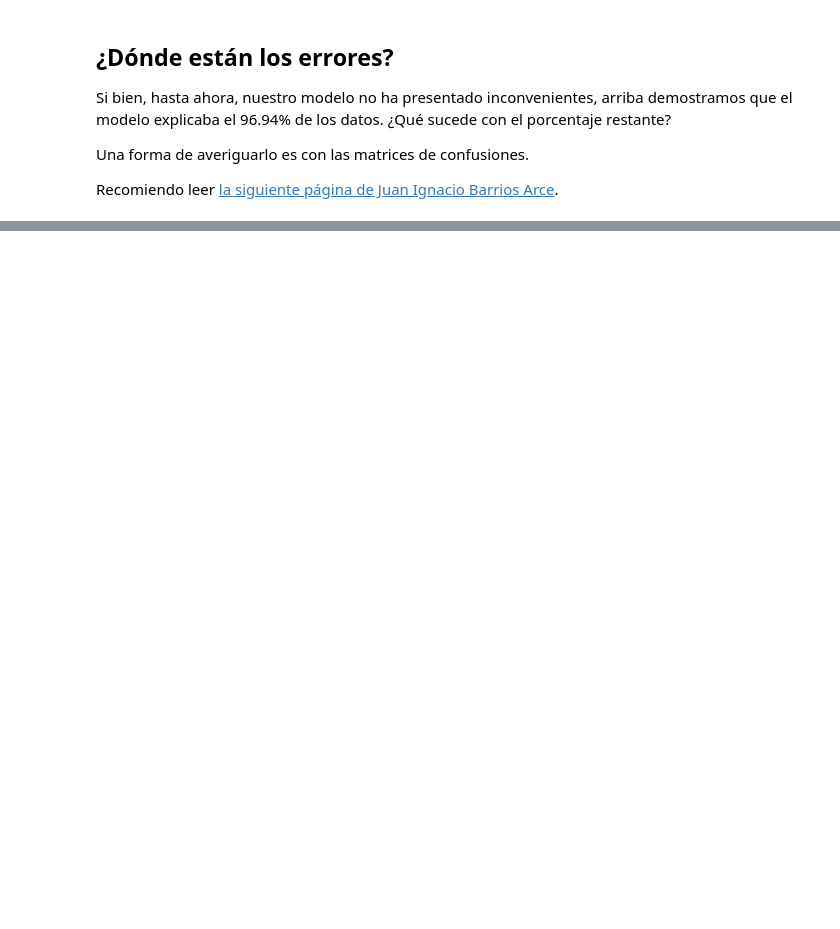
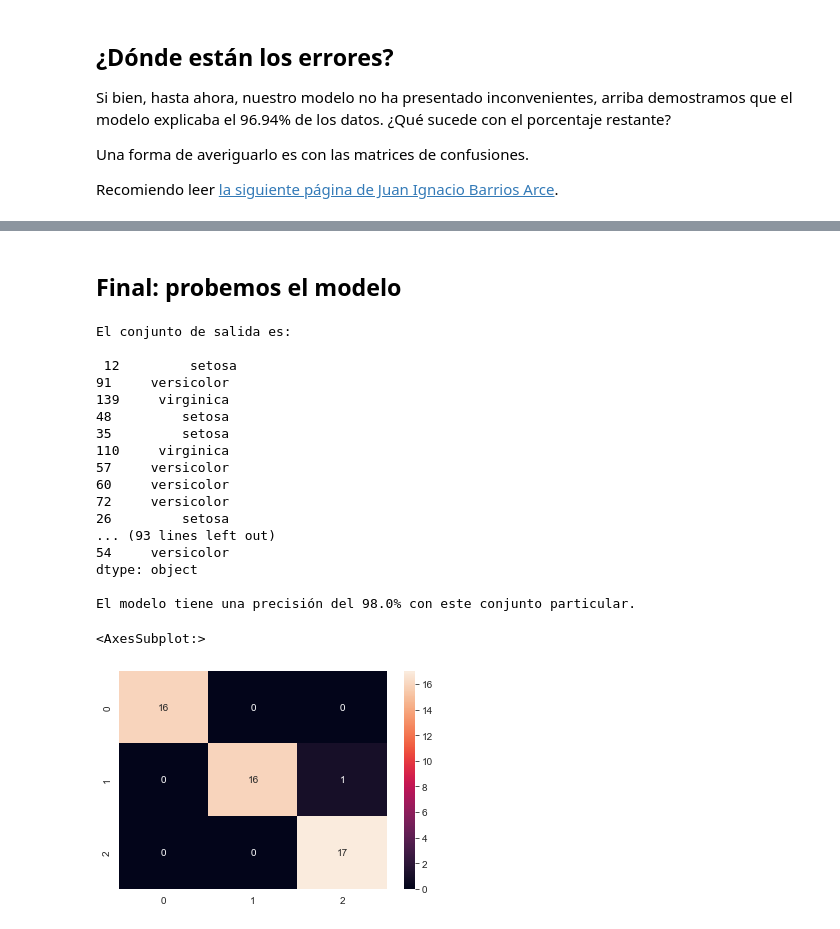
Before and after one commit to adinamarca/notebooks, a Jupyter notebook: PY/ML/3_regresion_logistica/notebook.ipynb, the cells around one changed output, grey strips where cells are left out. Drawn from its saved outputs; the diff is of its cells as text; code cells hidden in the pictures; blank space fills up the shorter version.

```diff
--- a/PY/ML/3_regresion_logistica/notebook.ipynb
+++ b/PY/ML/3_regresion_logistica/notebook.ipynb
@@ -1281,0 +1451,44 @@ Usando las cuatro variables anteriores categorizaremos en las siguientes categor
+# %% [markdown]
+## Final: probemos el modelo
+# %%
+# Definimos el conjunto para hacer la prueba
+prueba_Y = pd.Series(iris.target).sample(n=50)
+prueba_X = iris.data[prueba_Y.index]
+
+# Vemos el conjunto de salida
+print("El conjunto de salida es: \n \n {} \n".format(pd.Series(prueba_Y).apply(lambda x: dict_clases[x])))
+
+# Predecimos
+prediccion_Y = modelo.predict(prueba_X)
+
+# Nuestra predicción con el modelo
+print("De los cuales predecimos: \n \n {} \n".format(pd.Series(prediccion_Y, index=prueba_Y.index).apply(lambda x: dict_clases[x])))
+
+# El precisión de la predicción
+print("El modelo tiene una precisión del {}% con este conjunto particular.".format(round(modelo.score(prueba_X, prueba_Y), 2)*100))
+
+# La matriz de confusión
+cm = confusion_matrix(prueba_Y, prediccion_Y)
+
+# Graficamos la matriz de confusión
+sns.heatmap(cm, annot=True)
+# %% [output]
+El conjunto de salida es:
+
+ 12         setosa
+91     versicolor
+139     virginica
+48         setosa
+35         setosa
+110     virginica
+57     versicolor
+60     versicolor
+72     versicolor
+26         setosa
+... (93 lines left out)
+54     versicolor
+dtype: object
+
+El modelo tiene una precisión del 98.0% con este conjunto particular.
+<AxesSubplot:>
+[figure, added]
```
Also changed, not shown: parts of 21 cells of this notebook, 1 other file.
